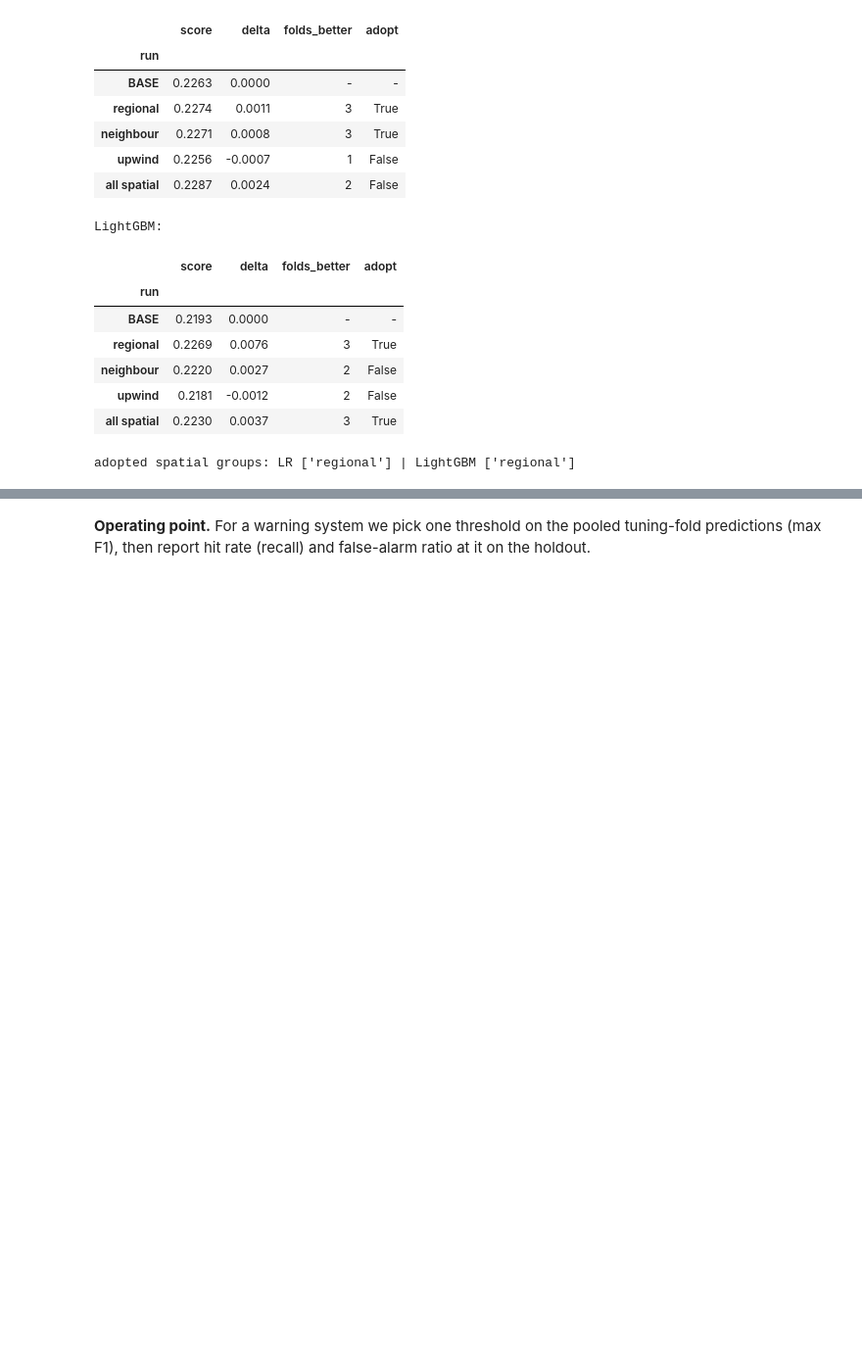
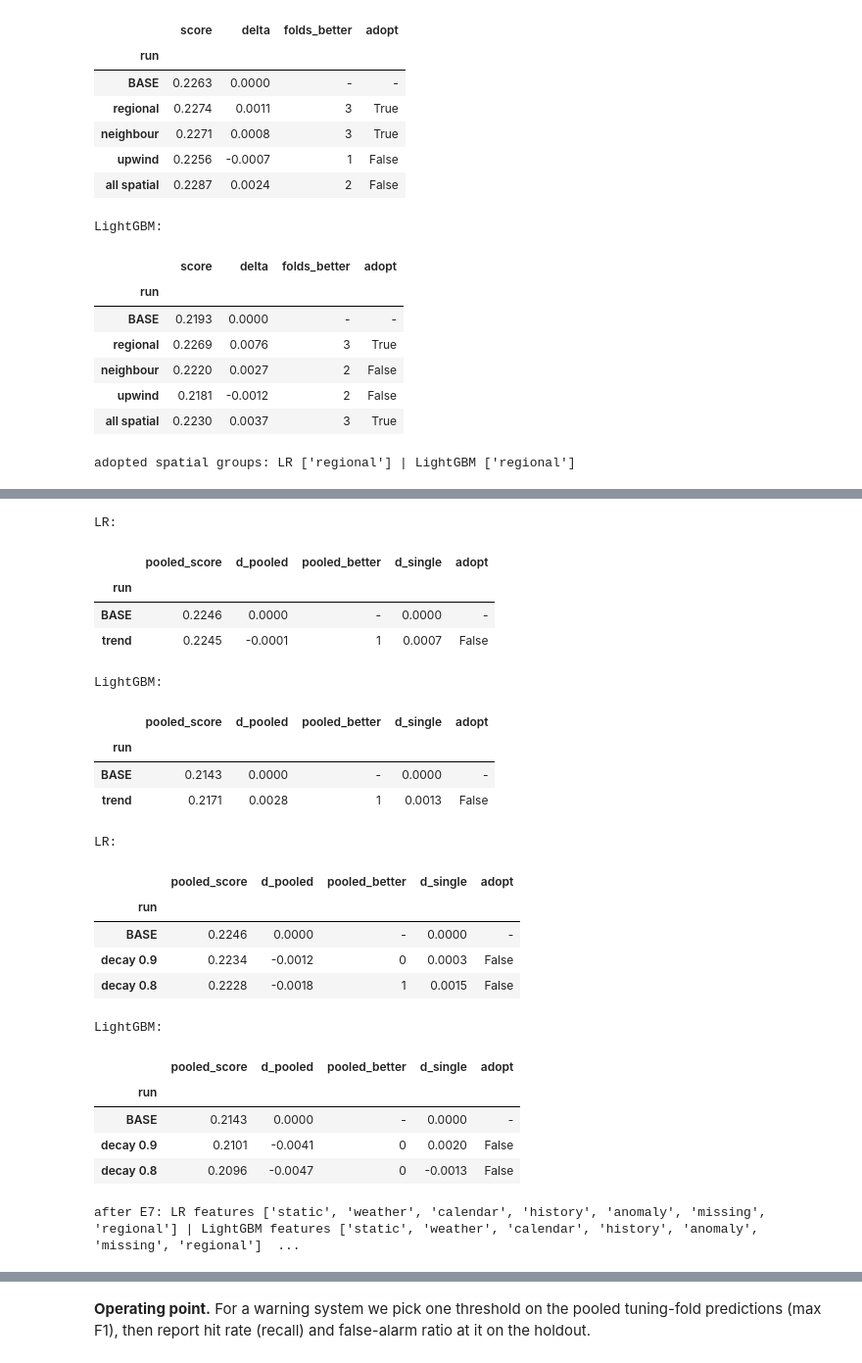
Before and after one commit to aaryan-bahri/iml-midsem-project, a Jupyter notebook: rainfall.ipynb, the cells around one changed output, grey strips where cells are left out. Shown at 98% size. Drawn from its saved outputs; the diff is of its cells as text; code cells hidden in the pictures; blank space fills up the shorter version.

```diff
--- a/rainfall.ipynb
+++ b/rainfall.ipynb
@@ -470,0 +485,11 @@ adopted spatial groups: LR ['regional'] | LightGBM ['regional']
+# %%
+
+# Diagnostic: does single-year AP hide anything? Compare it with pooled AP and with how well predictions track the yearly rate.
+r_lr, p_lr_ = run(sk(LR(cw=CW), fm(FS, Gtr), DECAY), TUNE)
+r_lg, p_lg_ = run(lgbm(fm(LGB_FS, Gtr), DECAY, **lg_default), TUNE)
+oof = {k: 0.5 * p_lr_[k] + 0.5 * p_lg_[k] for k in p_lr_}                               # current model, 50/50 blend
+yd = np.concatenate([ytr[f["vai"]] for f in DEV]); pdv = np.concatenate([oof[f["name"]] for f in DEV])
+print(f"mean of single-year APs (2015-18): {np.mean([ap(ytr[f['vai']], oof[f['name']]) for f in DEV]):.4f} | "
+      f"AP pooled over the same 4 years: {ap(yd, pdv):.4f}")
+print("pooled folds:", table(oof, POOL).score.round(4).to_dict())
+display(pd.DataFrame({f["name"]: dict(actual_rate=ytr[f["vai"]].mean(), mean_predicted=oof[f["name"]].mean()) for f in DEV}).T)
@@ -471 +504,59 @@ adopted spatial groups: LR ['regional'] | LightGBM ['regional']
+# %%
+
+POOL_N, DEV_N = [f["name"] for f in POOL], [f["name"] for f in DEV]
+
+def compare_pool(base, runs):
+    """E7 rule: better in BOTH pooled folds and not worse than -0.001 on average over the single-year folds."""
+    rows = [dict(run="BASE", pooled_score=base.loc[POOL_N, "score"].mean(), d_pooled=0.0, pooled_better="-", d_single=0.0, adopt="-")]
+    for name, r in runs.items():
+        dp = r.loc[POOL_N, "score"] - base.loc[POOL_N, "score"]
+        ds = (r.loc[DEV_N, "score"] - base.loc[DEV_N, "score"]).mean()
+        rows.append(dict(run=name, pooled_score=r.loc[POOL_N, "score"].mean(), d_pooled=dp.mean(), pooled_better=int((dp > 0).sum()),
+                         d_single=ds, adopt=bool((dp > 0).all() and ds > -0.001)))
+    return pd.DataFrame(rows).set_index("run")
+
+# step A: time trend (per model)
+lr_t = run(sk(LR(cw=CW), fm(FS + ["trend"], Gtr), DECAY), TUNE)[0]
+lg_t = run(lgbm(fm(LGB_FS + ["trend"], Gtr), DECAY, **lg_default), TUNE)[0]
+tA_lr, tA_lg = compare_pool(r_lr, {"trend": lr_t}), compare_pool(r_lg, {"trend": lg_t})
+print("LR:"); display(tA_lr); print("LightGBM:"); display(tA_lg)
+log("dev", "E7 trend and recency", "LR + trend", lr_t); log("dev", "E7 trend and recency", "LightGBM + trend", lg_t)
+if tA_lr.loc["trend", "adopt"]: FS = FS + ["trend"]
+if tA_lg.loc["trend", "adopt"]: LGB_FS = LGB_FS + ["trend"]
+lr_b = lr_t if tA_lr.loc["trend", "adopt"] else r_lr
+lg_b = lg_t if tA_lg.loc["trend", "adopt"] else r_lg
+
+# step B: recency decay (shared by both models, so it must pass for both)
+lr_d = {f"decay {d}": run(sk(LR(cw=CW), fm(FS, Gtr), d), TUNE)[0] for d in (0.9, 0.8)}
+lg_d = {f"decay {d}": run(lgbm(fm(LGB_FS, Gtr), d, **lg_default), TUNE)[0] for d in (0.9, 0.8)}
+tB_lr, tB_lg = compare_pool(lr_b, lr_d), compare_pool(lg_b, lg_d)
+print("LR:"); display(tB_lr); print("LightGBM:"); display(tB_lg)
+for k in lr_d: log("dev", "E7 trend and recency", f"LR + {k}", lr_d[k]); log("dev", "E7 trend and recency", f"LightGBM + {k}", lg_d[k])
+ok = [k for k in lr_d if tB_lr.loc[k, "adopt"] and tB_lg.loc[k, "adopt"]]
+if ok: DECAY = float(max(ok, key=lambda k: tB_lr.loc[k, "d_pooled"] + tB_lg.loc[k, "d_pooled"]).split()[1])
+print("after E7: LR features", FS, "| LightGBM features", LGB_FS, "| decay", DECAY)
+# %% [output]
+LR:
+|  | pooled_score | d_pooled | pooled_better | d_single | adopt |
+| run |  |  |  |  |  |
+| BASE | 0.2246 | 0.0000 | - | 0.0000 | - |
+| trend | 0.2245 | -0.0001 | 1 | 0.0007 | False |
+LightGBM:
+|  | pooled_score | d_pooled | pooled_better | d_single | adopt |
+| run |  |  |  |  |  |
+| BASE | 0.2143 | 0.0000 | - | 0.0000 | - |
+| trend | 0.2171 | 0.0028 | 1 | 0.0013 | False |
+LR:
+|  | pooled_score | d_pooled | pooled_better | d_single | adopt |
+| run |  |  |  |  |  |
+| BASE | 0.2246 | 0.0000 | - | 0.0000 | - |
+| decay 0.9 | 0.2234 | -0.0012 | 0 | 0.0003 | False |
+| decay 0.8 | 0.2228 | -0.0018 | 1 | 0.0015 | False |
+LightGBM:
+|  | pooled_score | d_pooled | pooled_better | d_single | adopt |
+| run |  |  |  |  |  |
+| BASE | 0.2143 | 0.0000 | - | 0.0000 | - |
+| decay 0.9 | 0.2101 | -0.0041 | 0 | 0.0020 | False |
+| decay 0.8 | 0.2096 | -0.0047 | 0 | -0.0013 | False |
+after E7: LR features ['static', 'weather', 'calendar', 'history', 'anomaly', 'missing', 'regional'] | LightGBM features ['static', 'weather', 'calendar', 'history', 'anomaly', 'missing', 'regional']  ...
 # %% [markdown]
```
Also changed, not shown: parts of 16 cells of this notebook, 2 other files.
